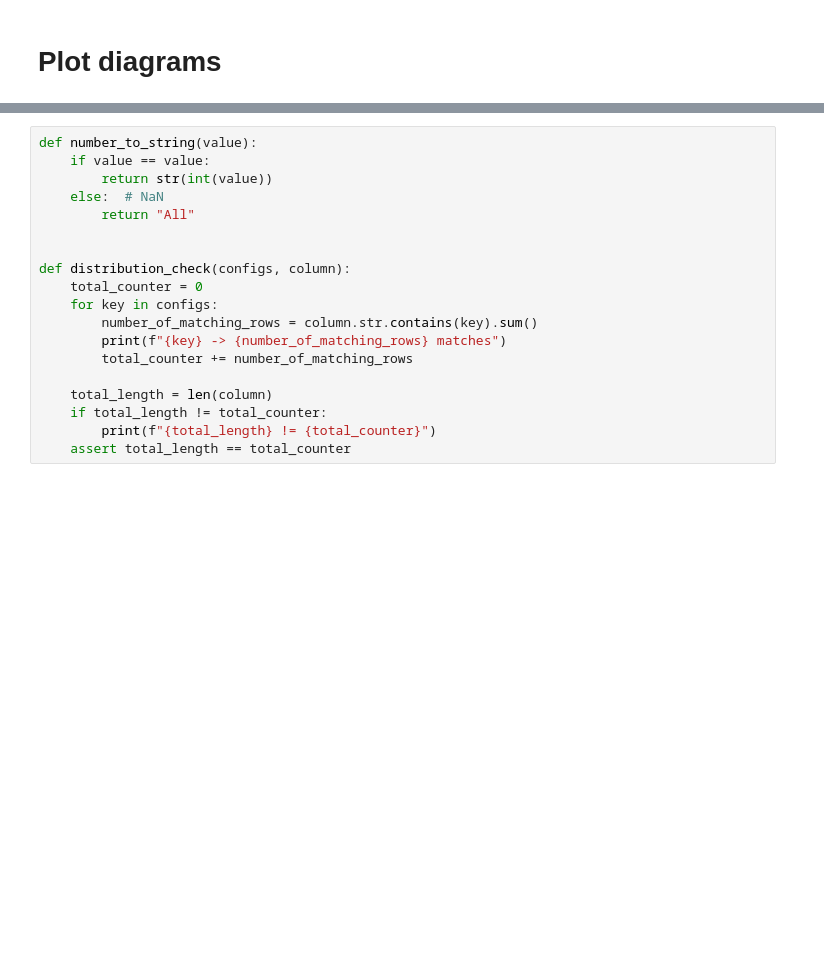
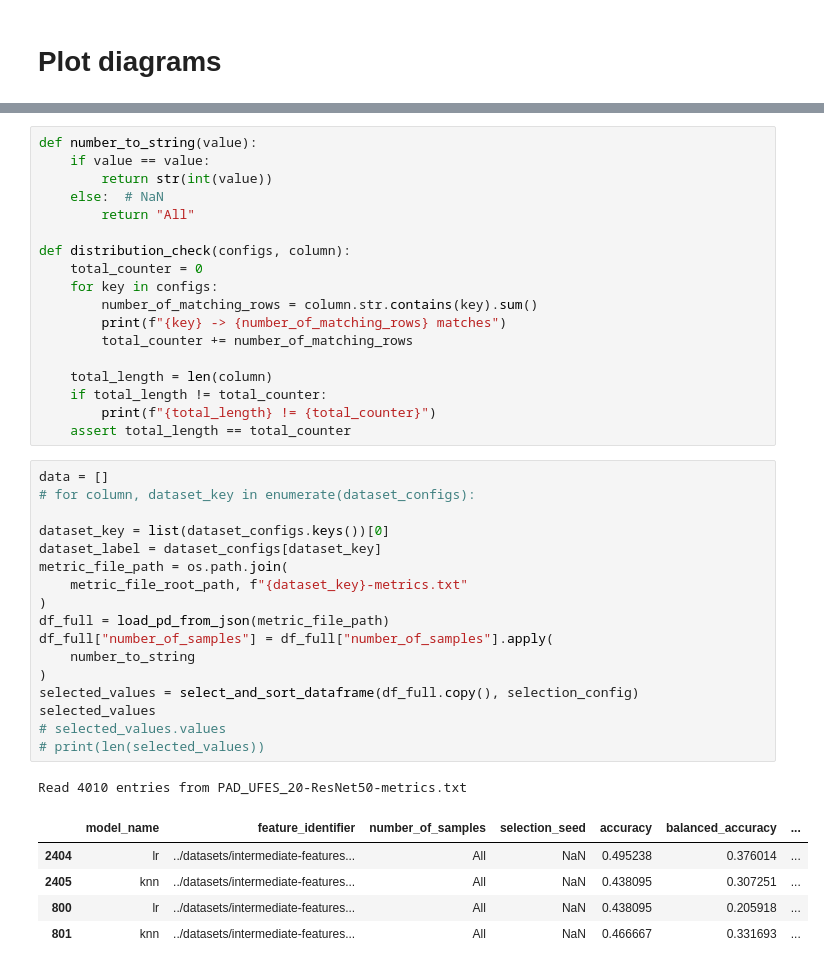
Before and after one commit to AlexanderPeter/thesis, a Jupyter notebook: code/19_plot_diagrams.ipynb, the cells around one changed output, grey strips where cells are left out. Cells and saved outputs as stored; diff of their text form; blank space fills up the shorter version.

```diff
--- a/code/19_plot_diagrams.ipynb
+++ b/code/19_plot_diagrams.ipynb
@@ -64,7 +98,6 @@ def number_to_string(value):
         return str(int(value))
     else:  # NaN
         return "All"
-
 
 def distribution_check(configs, column):
     total_counter = 0
@@ -77,6 +110,30 @@ def distribution_check(configs, column):
     if total_length != total_counter:
         print(f"{total_length} != {total_counter}")
     assert total_length == total_counter
+# %%
+data = []
+# for column, dataset_key in enumerate(dataset_configs):
+
+dataset_key = list(dataset_configs.keys())[0]
+dataset_label = dataset_configs[dataset_key]
+metric_file_path = os.path.join(
+    metric_file_root_path, f"{dataset_key}-metrics.txt"
+)
+df_full = load_pd_from_json(metric_file_path)
+df_full["number_of_samples"] = df_full["number_of_samples"].apply(
+    number_to_string
+)
+selected_values = select_and_sort_dataframe(df_full.copy(), selection_config)
+selected_values
+# selected_values.values
+# print(len(selected_values))
+# %% [output]
+Read 4010 entries from PAD_UFES_20-ResNet50-metrics.txt
+|  | model_name | feature_identifier | number_of_samples | selection_seed | accuracy | balanced_accuracy | ... |
+| 2404 | lr | ../datasets/intermediate-features... | All | NaN | 0.495238 | 0.376014 | ... |
+| 2405 | knn | ../datasets/intermediate-features... | All | NaN | 0.438095 | 0.307251 | ... |
+| 800 | lr | ../datasets/intermediate-features... | All | NaN | 0.438095 | 0.205918 | ... |
+| 801 | knn | ../datasets/intermediate-features... | All | NaN | 0.466667 | 0.331693 | ... |
 # %%
 fig, ax = plt.subplots(
     len(architecture_configs) * len(model_configs),
```
Also changed, not shown: parts of 6 cells of this notebook, 3 other files.
